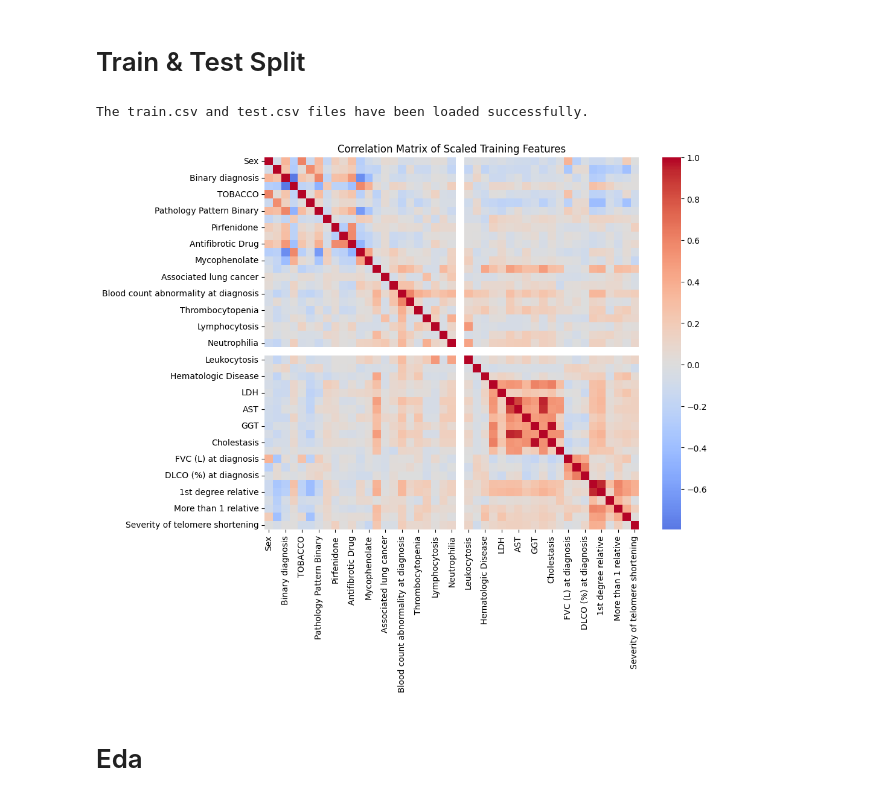
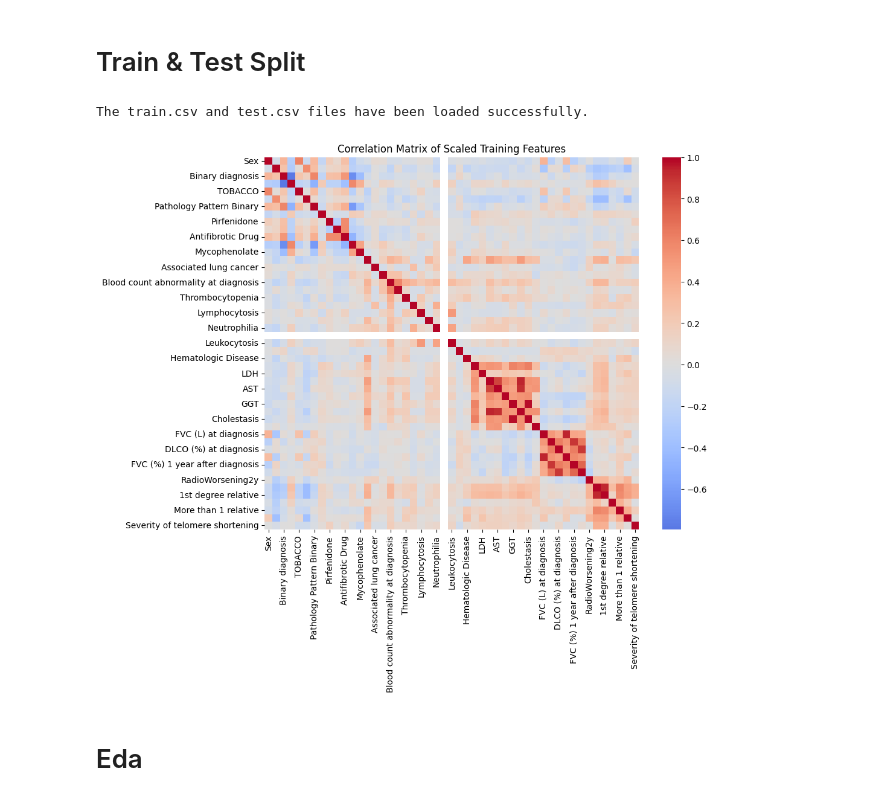
Before and after one commit to FLOOREES/FibroPred-Challenge, a Jupyter notebook: src/max/allme_gbm.ipynb, the cells around one changed output. Drawn from its saved outputs; the diff is of its cells as text; code cells hidden in the pictures.

```diff
--- a/src/max/allme_gbm.ipynb
+++ b/src/max/allme_gbm.ipynb
@@ -30,35 +30,39 @@ import pandas as pd
 import matplotlib.pyplot as plt
 import seaborn as sns
 from sklearn.preprocessing import StandardScaler
 
 # Load the train and test datasets
-train = pd.read_csv("../../data/train_0y.csv")
-test = pd.read_csv("../../data/test_0y.csv")
+train = pd.read_csv("../../data/train_y2.csv")
+test = pd.read_csv("../../data/test_y2.csv")
 
 # Separate features and the two target variables
 X_train = train.drop(["Death", "Progressive disease"], axis=1)
 y_train_death = train["Death"]
 y_train_prog = train["Progressive disease"]
+
 
 
 X_test = test.drop(["Death", "Progressive disease"], axis=1)
 y_test_death = test["Death"]
 y_test_prog = test["Progressive disease"]
 print("The train.csv and test.csv files have been loaded successfully.")
 
 # Optional: Scale the data if needed
 scaler = StandardScaler()
-X_train_scaled = scaler.fit_transform(X_train)
-X_test_scaled = scaler.transform(X_test)
+# X_train_scaled = scaler.fit_transform(X_train)
+# X_test_scaled = scaler.transform(X_test)
+X_train_scaled = X_train
+X_test_scaled = X_test
+
 
 X_train_scaled_df = pd.DataFrame(X_train_scaled, columns=X_train.columns)
 X_test_scaled_df = pd.DataFrame(X_test_scaled, columns=X_test.columns)
 
 # Plot correlation matrix to explore relationships
 plt.figure(figsize=(10,8))
 sns.heatmap(X_train_scaled_df.corr(), cmap='coolwarm', center=0)
 plt.title("Correlation Matrix of Scaled Training Features")
 plt.show()
 # %% [output]
 The train.csv and test.csv files have been loaded successfully.
-[figure, old version]
+[figure, new version]
```
Also changed, not shown: parts of 12 cells of this notebook, 8 other files.
